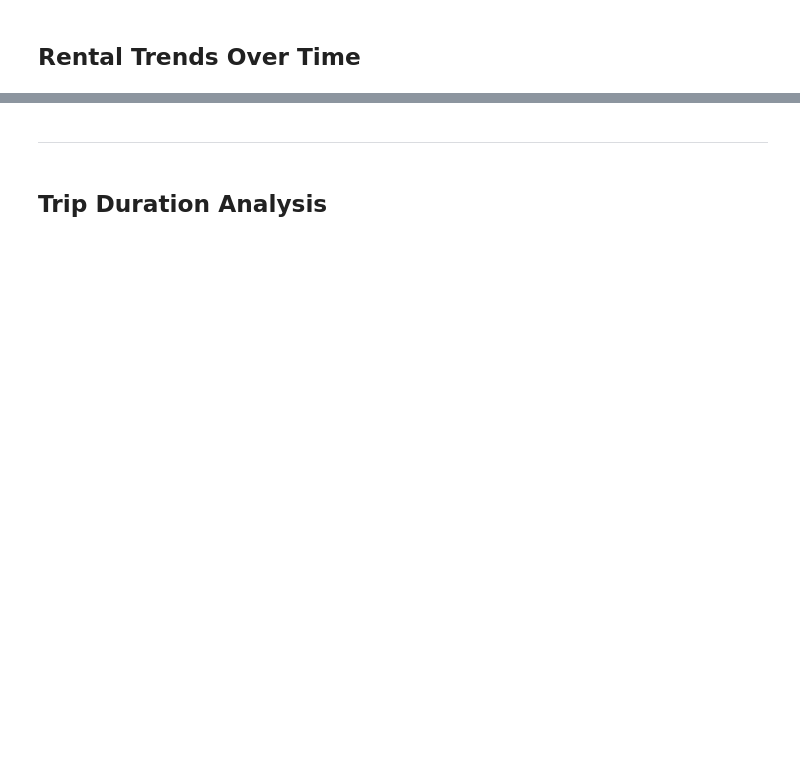
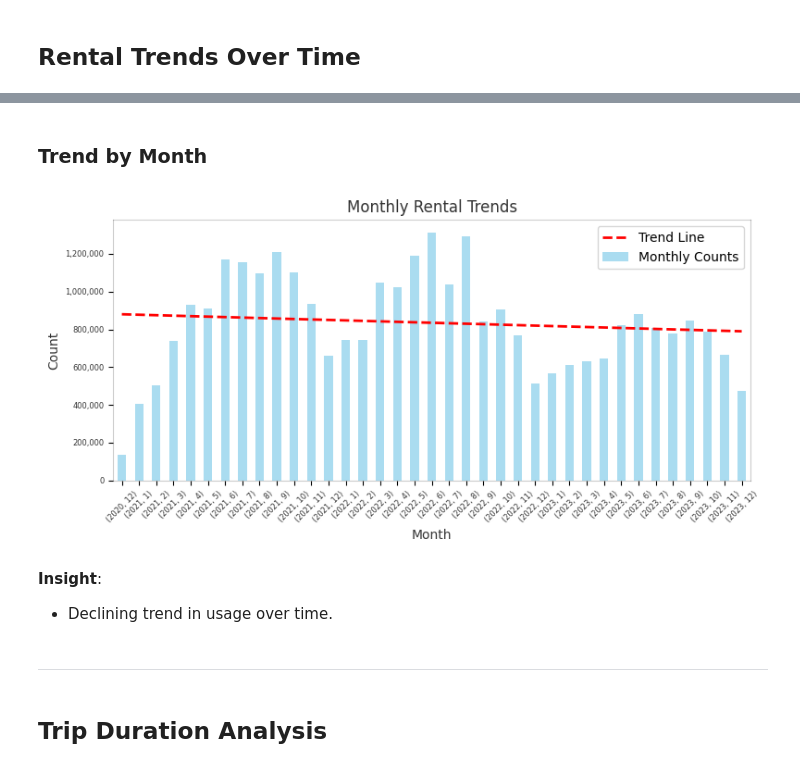
Before and after one commit to KarlMeierMattern/cycling-tfl, a Jupyter notebook: main.ipynb, the cells around one changed output, grey strips where cells are left out. Saved outputs shown, nothing was run; the diff lists cells and outputs as text; code cells hidden in the pictures; blank space fills up the shorter version.

```diff
--- a/main.ipynb
+++ b/main.ipynb
@@ -487,3 +510,53 @@ df_combined['start_date'].dt.date.value_counts().sort_index().plot(
+# %% [markdown]
+### **Trend by Month**
+# %%
+# Group by year and month
+monthly_trend = df_combined.groupby([df_combined['start_date'].dt.year, df_combined['start_date'].dt.month]).size()
+
+# Numeric index for plotting
+x = np.arange(len(monthly_trend))
+y = monthly_trend.values
+
+# Uses np.polyfit to fit a linear regression line
+trend = np.poly1d(np.polyfit(x, y, deg=1))
+
+# Create figure and axis
+fig, ax = plt.subplots(figsize=(8, 4))
+
+# Plot bar chart
+monthly_trend.plot(kind="bar", ax=ax, color="skyblue", alpha=0.7, label="Monthly Counts")
+
+# Plot trend line
+ax.plot(x, trend(x), color="red", linestyle="--", linewidth=2, label="Trend Line")
+
+# Title and labels
+plt.title('Monthly Rental Trends', alpha=0.8)
+plt.xlabel('Month', alpha=0.8)
+plt.ylabel('Count', alpha=0.8)
+
+# Format y-axis with thousands separator
+ax.yaxis.set_major_formatter(mticker.FuncFormatter(lambda x, pos: f"{int(x):,}"))
+
+# X-axis formatting
+plt.xticks(rotation=45, alpha=0.8)
+plt.tick_params(axis='x', labelsize=6)
+
+# Y-axis formatting
+plt.yticks(alpha=0.8)
+plt.tick_params(axis='y', labelsize=6)
+
+# Adjust spine visibility
+for spine in ax.spines.values():
+    spine.set_alpha(0.2)
+
+plt.legend()
+plt.tight_layout()
+plt.show()
+# %% [output]
+[figure, added]
+# %% [markdown]
+**Insight**:
+- Declining trend in usage over time.
 # %% [markdown]
 ---
 # %% [markdown]
```
Also changed, not shown: parts of 62 cells of this notebook, 2 other files.
